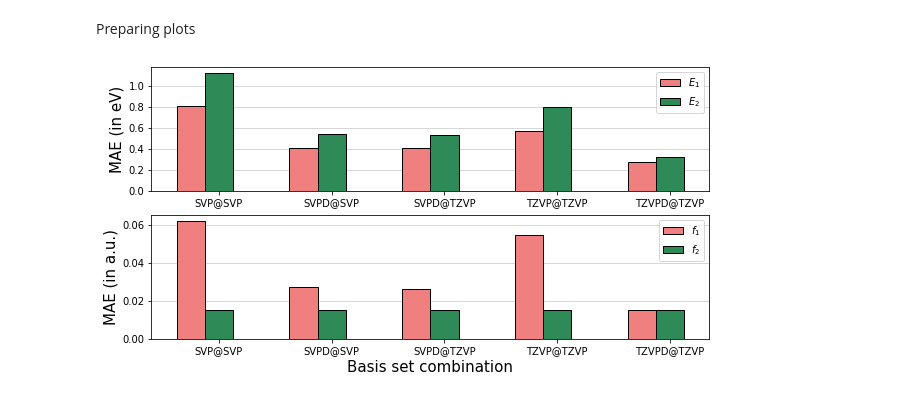
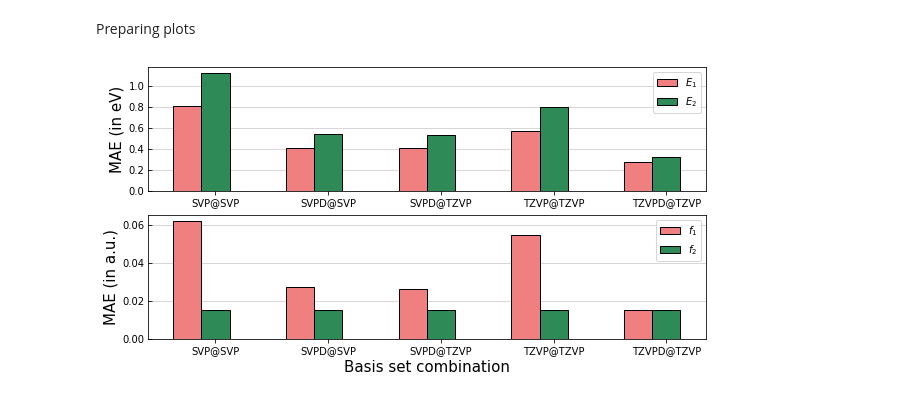
Before and after one commit to moldis-group/bigQM7w, a Jupyter notebook: notebooks/33_benchmark_notebook_working.ipynb, the cells around one changed output. Drawn from its saved outputs; the diff is of its cells as text; code cells hidden in the pictures.

```diff
--- a/notebooks/33_benchmark_notebook_working.ipynb
+++ b/notebooks/33_benchmark_notebook_working.ipynb
@@ -299,35 +299,36 @@ br1 = np.arange(len(new_meth[:]))
 br2 = [x + barWidth for x in br1]
 new_meth_n = ['SVP@SVP','SVPD@SVP','SVPD@TZVP','TZVP@TZVP','TZVPD@TZVP',]
 # Make the plot
 plt.bar(br1, mae_E1, color ='lightcoral', width = barWidth,
         edgecolor ='black', label ='$E_1$',zorder=3)
 plt.bar(br2, mae_E2, color ='seagreen', width = barWidth,
         edgecolor ='black', label ='$E_2$',zorder=3)
 plt.ylabel('MAE (in eV)', fontsize = 15)
 plt.xticks([r + barWidth for r in range(len(new_meth))],new_meth_n)
+plt.tick_params(direction="in",which='both',axis='y')
 
 plt.legend()
 
 plt.subplot(2,1,2)
 plt.grid(True, linewidth=0.5, linestyle='-', axis = 'y',zorder=0)
 barWidth = 0.25
 # Make the plot
 plt.bar(br1, mae_f1, color ='lightcoral', width = barWidth,
         edgecolor ='black', label ='$f_1$',zorder=3)
 plt.bar(br2, mae_f2, color ='seagreen', width = barWidth,
         edgecolor ='black', label ='$f_2$',zorder=3)
 
 # Adding Xticks
 plt.xlabel('Basis set combination', fontsize = 15)
 plt.ylabel('MAE (in a.u.)',fontsize = 15) #fontweight ='bold'
 plt.xticks([r + barWidth for r in range(len(new_meth))],new_meth_n)
-
+plt.tick_params(direction="in",which='both',axis='y')
 plt.savefig("histogram_basis.pdf",bbox_inches='tight')
 
 plt.legend()
 plt.show()
 # %% [output]
-[figure, old version]
+[figure, new version]
 # %%
 # barWidth = 0.20
 # br1 = np.arange(len(new_meth[:]))
```
Also changed, not shown: parts of 1 cell of this notebook, 1 other file.
